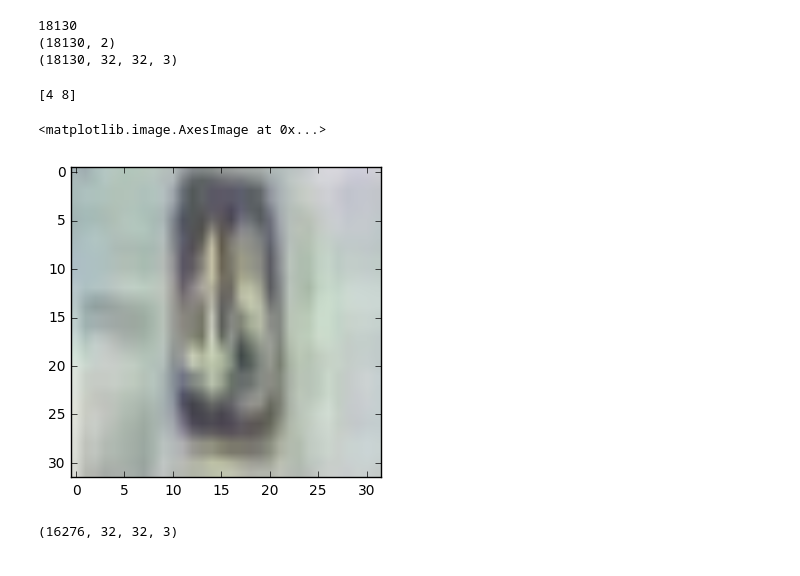
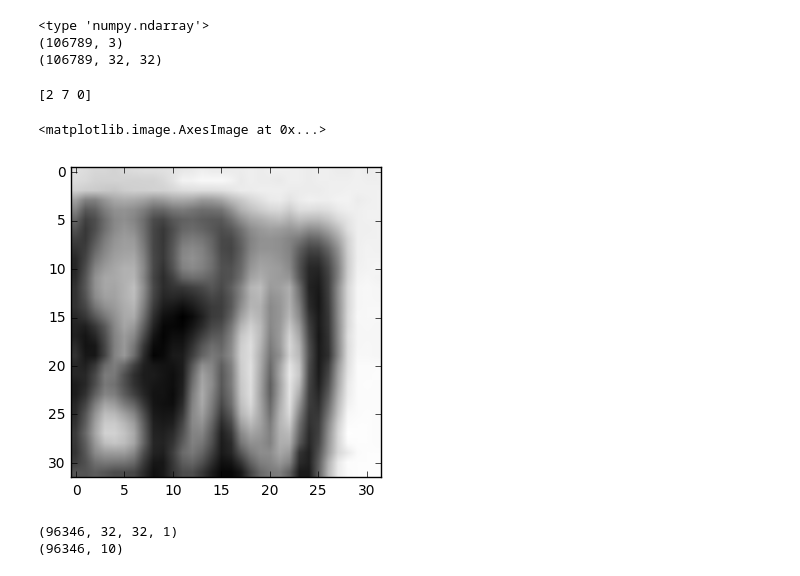
Before and after one commit to ankdesh/DeepLearning-UdacityCapston, a Jupyter notebook: notebooks/SVHN-CNN/FixedWidth-SimpleNW.ipynb, the cells around one changed output. Saved outputs shown, nothing was run; the diff lists cells and outputs as text; code cells hidden in the pictures.

Commit message:
Get more data. SVHN works now

```diff
--- a/notebooks/SVHN-CNN/FixedWidth-SimpleNW.ipynb
+++ b/notebooks/SVHN-CNN/FixedWidth-SimpleNW.ipynb
@@ -29,18 +22,25 @@ numPoints = data[0]
+# %%
+NUM_LABELS = 3
+h5FileName = 'svhn_' + str(NUM_LABELS) + '.h5'
+# %%
+data = h5py.File(h5FileName)
+imgs = np.array(data['images']).astype(float)
+labels = np.array(data['digits'])
 # %%
-print (numPoints)
+print (type(imgs))
 print (labels.shape)
 print (imgs.shape)
 # %% [output]
-18130
-(18130, 2)
-(18130, 32, 32, 3)
+<type 'numpy.ndarray'>
+(106789, 3)
+(106789, 32, 32)
 # %%
-print (labels[10])
-plt.imshow(imgs[10]) #, cmap='gray')
+print (labels[0])
+plt.imshow(imgs[0], cmap='gray')
 # %% [output]
-[4 8]
+[2 7 0]
 <matplotlib.image.AxesImage at 0x...>
-[figure, old version]
+[figure, new version]
 # %%
 def dense_to_one_hot(labels_dense, num_classes=10):
     """Convert class labels from scalars to one-hot vectors."""
@@ -69,7 +69,9 @@ del X, Y # release some space
 # %%
 print (X_train.shape)
+print (Y_train[0].shape)
 # %% [output]
-(16276, 32, 32, 3)
+(96346, 32, 32, 1)
+(96346, 10)
 # %%
 print (np.mean(Y_train[1], axis = 0))
 # %% [output]
```
Also changed, not shown: parts of 9 cells of this notebook, 4 other files.
